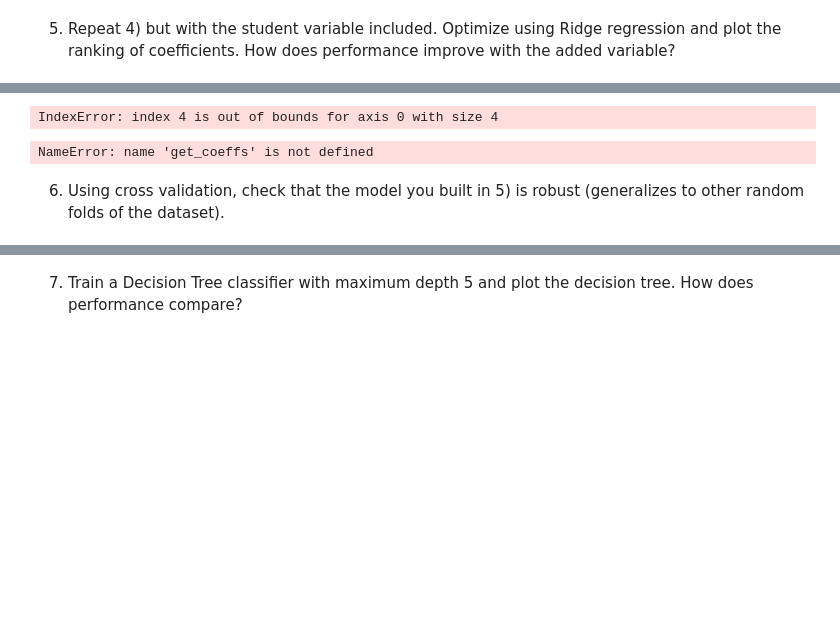
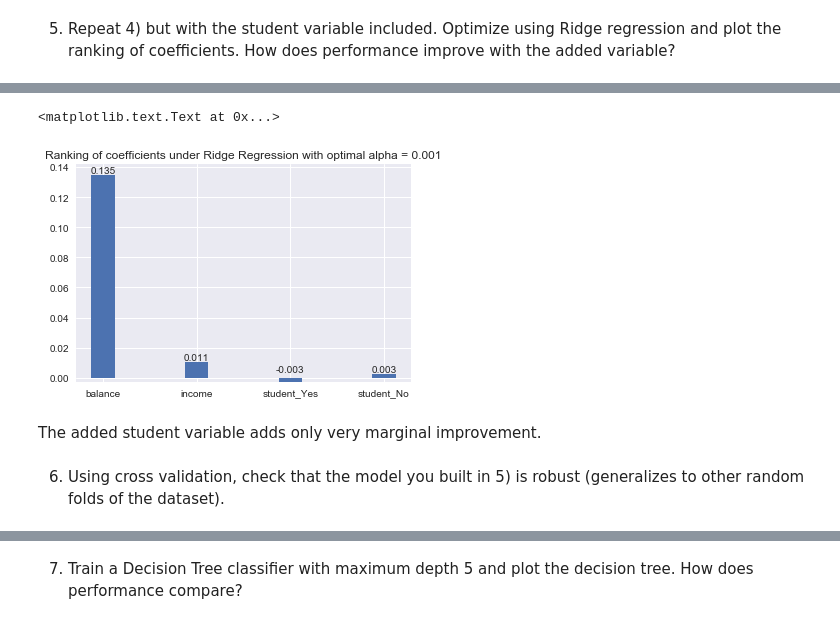
Before and after one commit to Columbia-Intro-Data-Science/python-introduction-radifi, a Jupyter notebook: Homework3-Classification.ipynb, the cells around one changed output, grey strips where cells are left out. Drawn from its saved outputs; the diff is of its cells as text; code cells hidden in the pictures; blank space fills up the shorter version.

```diff
--- a/Homework3-Classification.ipynb
+++ b/Homework3-Classification.ipynb
@@ -324,0 +345,20 @@ Area under the ROC curve : 0.933178
+# %%
+from sklearn.model_selection import train_test_split
+X = df_final[['balance', 'income', 'student_Yes', 'student_No']].values
+
+# Scale columns for regression.
+scaler = StandardScaler()
+X = scaler.fit_transform(X)
+
+# encode class labels
+classes, y = np.unique(df_final.default_Yes.values, return_inverse=True)
+y = (y * 2) - 1  # map {0, 1} to {-1, 1}
+
+n_samples, n_features = X.shape
+
+half = int(n_samples/2)
+X_train, X_test = X[:half], X[half:]
+y_train, y_test = y[:half], y[half:]
+
+print (X_train)
+print (y_train)
@@ -325,3 +374,27 @@ Area under the ROC curve : 0.933178
+# %%
+clf = Ridge(alpha=alphas[opt_index])
+clf.fit(X_train, y_train)
+ind = np.arange(4)
+width = 0.250
+
+fig = plt.figure()
+ax = fig.add_subplot(1, 1, 1)
+ax.bar(ind, clf.coef_, width)
+ax.set_xticks(ind)
+ax.set_xticklabels(('balance', 'income', 'student_Yes', 'student_No'))
+rects = ax.patches
+
+for rect, label in zip(rects, clf.coef_):
+    height = rect.get_height()
+    ax.text(rect.get_x() + rect.get_width()/2, 1.*height, np.round(label, 3), ha='center', va='bottom')
+ax.set_title('Ranking of coefficients under Ridge Regression with optimal alpha = %.3f' %(alphas[opt_index]))
+# %% [output]
+<matplotlib.text.Text at 0x...>
+[figure, added]
+# %% [markdown]
+The added student variable adds only very marginal improvement.
+# %% [markdown]
+6) Using cross validation, check that the model you built in 5) is robust (generalizes to other random folds of the dataset).
 # %%
 def run_cv_coeffs(X,y,clf_class,**kwargs):
     # Construct a kfolds object
@@ -341,17 +414,3 @@ def run_cv_coeffs(X,y,clf_class,**kwargs):
     return coeffs
 
 coeffs=run_cv_coeffs(X,y,LogisticRegression,C=alpha,penalty='l1')
-# %%
-def get_coeffs(coeffs):
-    coeffs_avgd = [(coeffs[0][0][i] + coeffs[1][0][i] + coeffs[2][0][i] + coeffs[3][0][i] + coeffs[4][0][i])/5 for i in range(0,len(df_final.columns))]
-    coeffs_std = [np.std([coeffs[0][0][i],coeffs[1][0][i],coeffs[2][0][i],coeffs[3][0][i],coeffs[4][0][i]]) for i in range(0,len(df_final.columns))]
-    return coeffs_avgd, coeffs_std
-coeffs_avg,coeffs_std=get_coeffs(coeffs)
-# %% [output]
-IndexError: index 4 is out of bounds for axis 0 with size 4
-# %%
-coeffs_avg,coeffs_std=get_coeffs(coeffs)
-# %% [output]
-NameError: name 'get_coeffs' is not defined
-# %% [markdown]
-6) Using cross validation, check that the model you built in 5) is robust (generalizes to other random folds of the dataset).
```
Also changed, not shown: parts of 18 cells of this notebook.
